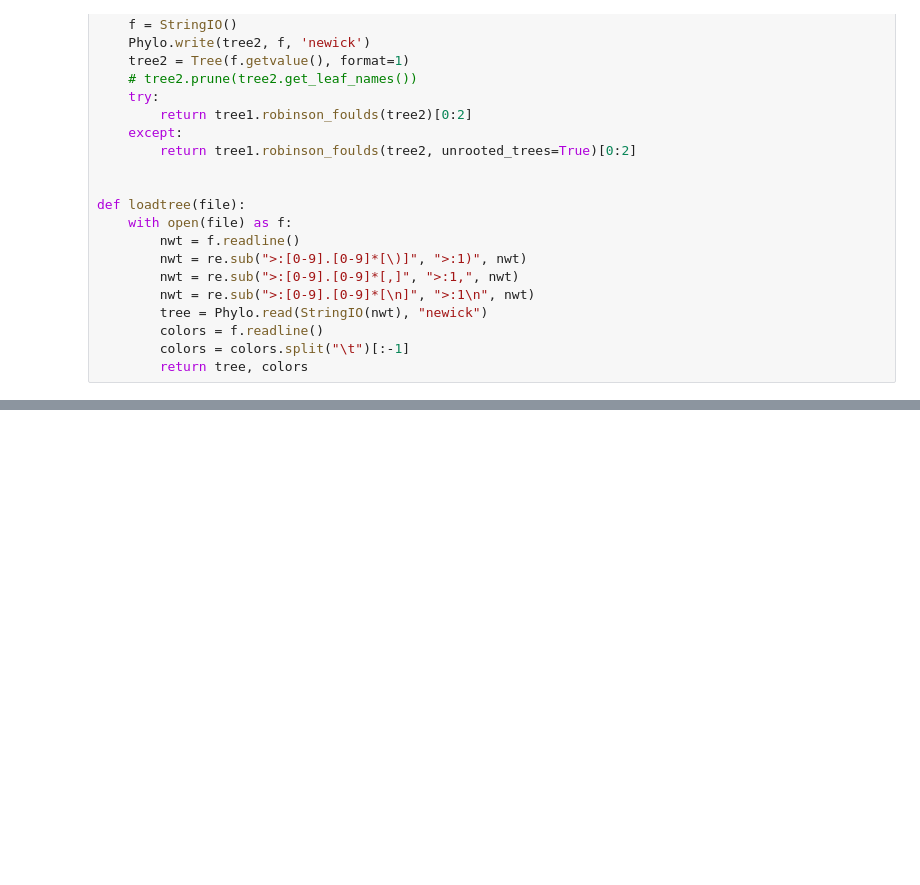
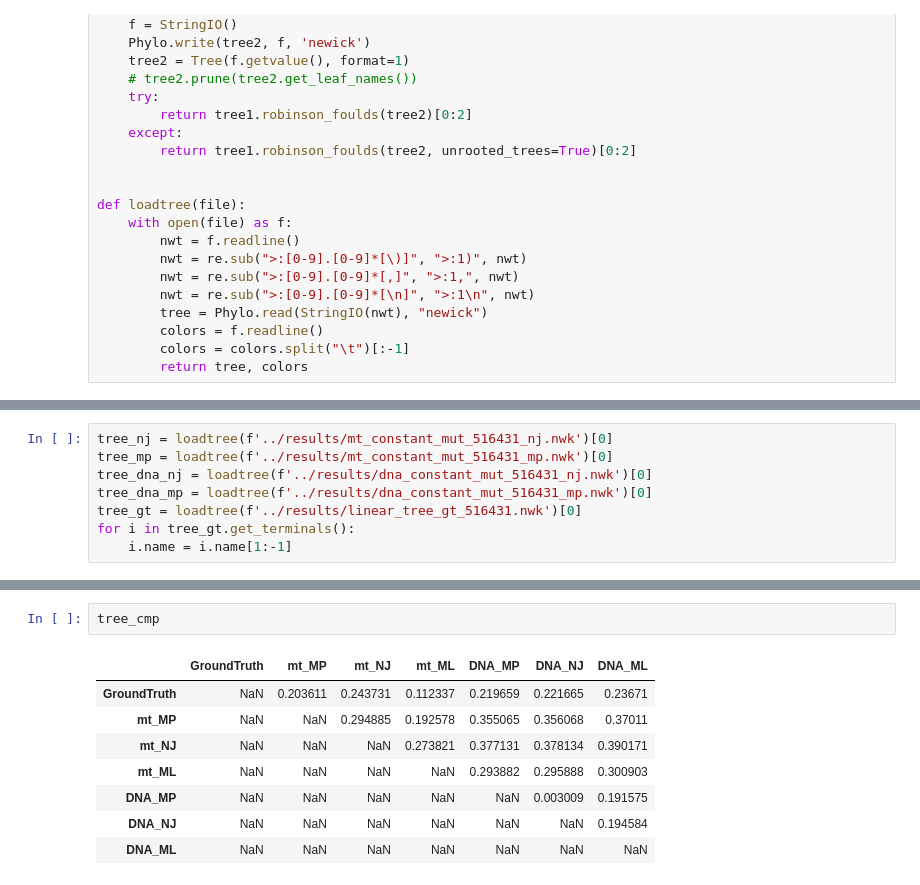
Before and after one commit to kunwang34/mtDNA_simulation, a Jupyter notebook: notebook/tree_comp.ipynb, the cells around one changed output, grey strips where cells are left out. Drawn from its saved outputs; the diff is of its cells as text; blank space fills up the shorter version.

```diff
--- a/notebook/tree_comp.ipynb
+++ b/notebook/tree_comp.ipynb
@@ -88,0 +238,8 @@ df
+# %%
+tree_nj = loadtree(f'../results/mt_constant_mut_516431_nj.nwk')[0]
+tree_mp = loadtree(f'../results/mt_constant_mut_516431_mp.nwk')[0]
+tree_dna_nj = loadtree(f'../results/dna_constant_mut_516431_nj.nwk')[0]
+tree_dna_mp = loadtree(f'../results/dna_constant_mut_516431_mp.nwk')[0]
+tree_gt = loadtree(f'../results/linear_tree_gt_516431.nwk')[0]
+for i in tree_gt.get_terminals():
+    i.name = i.name[1:-1]
@@ -88,0 +257,11 @@ df
+# %%
+tree_cmp
+# %% [output]
+|  | GroundTruth | mt_MP | mt_NJ | mt_ML | DNA_MP | DNA_NJ | DNA_ML |
+| GroundTruth | NaN | 0.203611 | 0.243731 | 0.112337 | 0.219659 | 0.221665 | 0.23671 |
+| mt_MP | NaN | NaN | 0.294885 | 0.192578 | 0.355065 | 0.356068 | 0.37011 |
+| mt_NJ | NaN | NaN | NaN | 0.273821 | 0.377131 | 0.378134 | 0.390171 |
+| mt_ML | NaN | NaN | NaN | NaN | 0.293882 | 0.295888 | 0.300903 |
+| DNA_MP | NaN | NaN | NaN | NaN | NaN | 0.003009 | 0.191575 |
+| DNA_NJ | NaN | NaN | NaN | NaN | NaN | NaN | 0.194584 |
+| DNA_ML | NaN | NaN | NaN | NaN | NaN | NaN | NaN |
```
Also changed, not shown: parts of 20 cells of this notebook, 12 other files.
